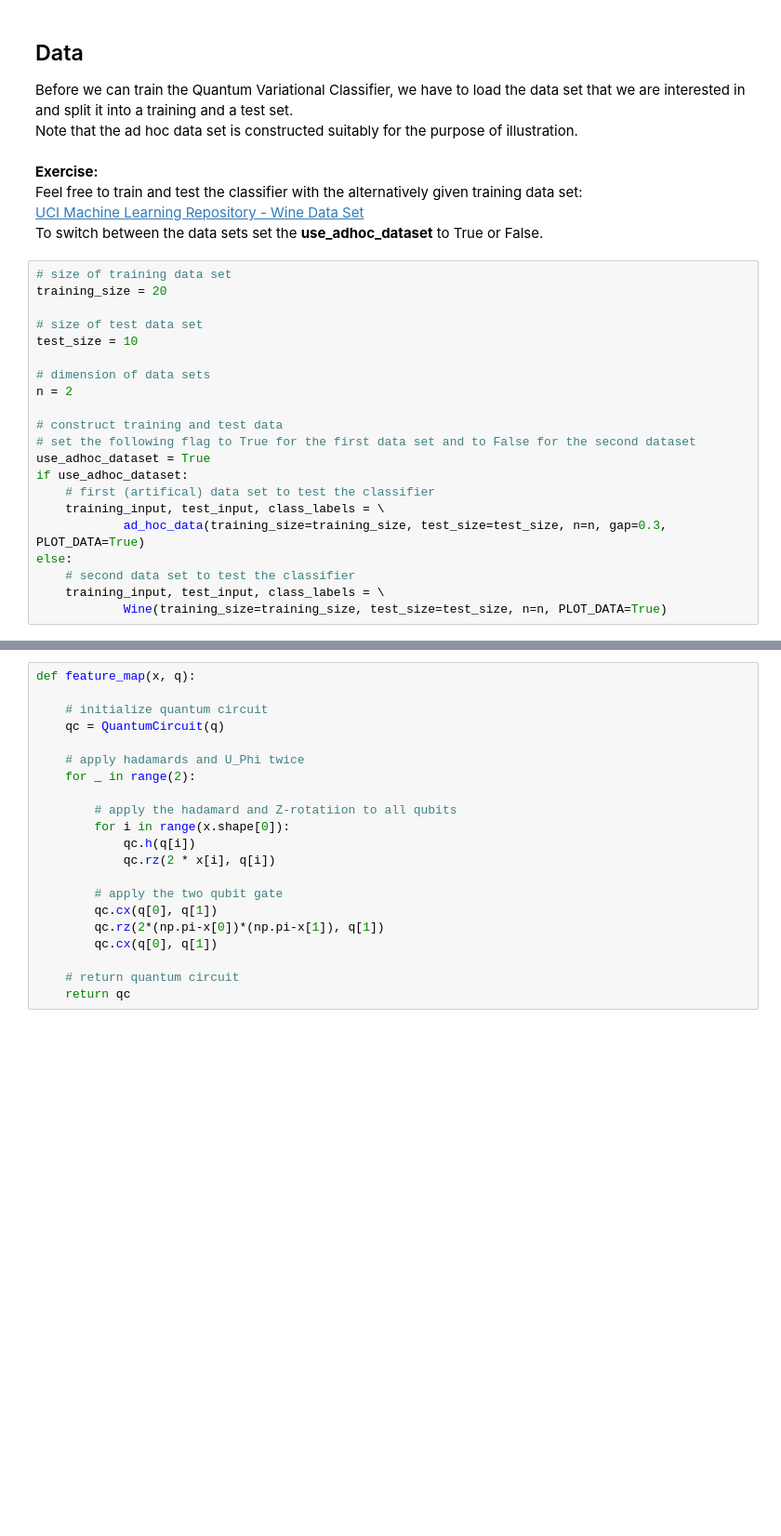
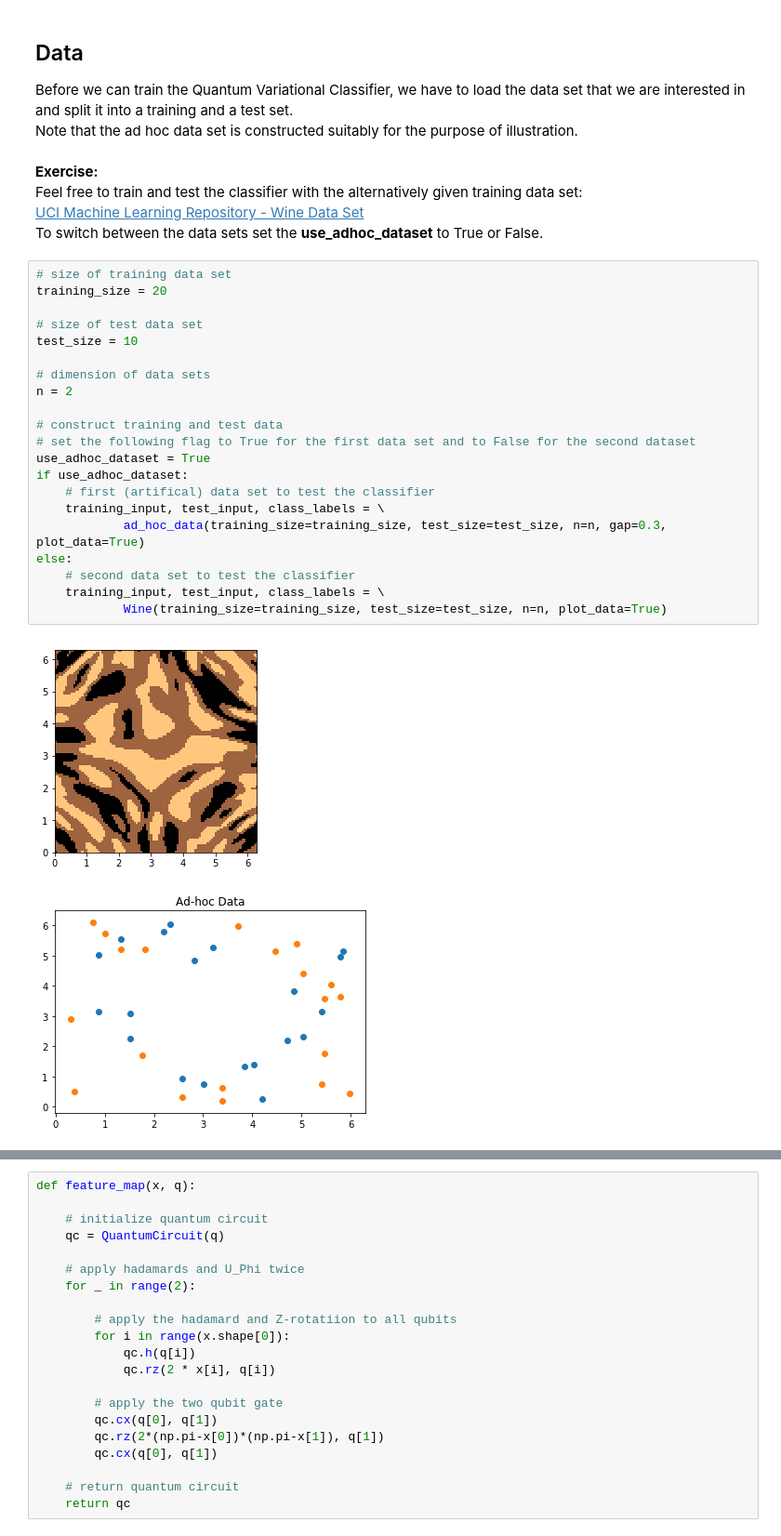
Before and after one commit to stefan-woerner/qiskit_tutorial, a Jupyter notebook: quantum_variational_classifier.ipynb, the cells around one changed output, grey strips where cells are left out. Shown at 93% size. Saved outputs shown, nothing was run; the diff lists cells and outputs as text; blank space fills up the shorter version.

```diff
--- a/quantum_variational_classifier.ipynb
+++ b/quantum_variational_classifier.ipynb
@@ -39,24 +33,27 @@ To switch between the data sets set the <b>use_adhoc_dataset</b> to True or Fals
 # %%
 # size of training data set
 training_size = 20
 
 # size of test data set
 test_size = 10
 
 # dimension of data sets
 n = 2
 
 # construct training and test data
 # set the following flag to True for the first data set and to False for the second dataset
 use_adhoc_dataset = True
 if use_adhoc_dataset:
     # first (artifical) data set to test the classifier
     training_input, test_input, class_labels = \
-            ad_hoc_data(training_size=training_size, test_size=test_size, n=n, gap=0.3, PLOT_DATA=True)
+            ad_hoc_data(training_size=training_size, test_size=test_size, n=n, gap=0.3, plot_data=True)
 else:
     # second data set to test the classifier
     training_input, test_input, class_labels = \
-            Wine(training_size=training_size, test_size=test_size, n=n, PLOT_DATA=True)
+            Wine(training_size=training_size, test_size=test_size, n=n, plot_data=True)
+# %% [output]
+[figure, added]
+[figure, added]
 # %% [markdown]
 ## Quantum Feature Map
 
```
Also changed, not shown: parts of 14 cells of this notebook, 5 other files.
